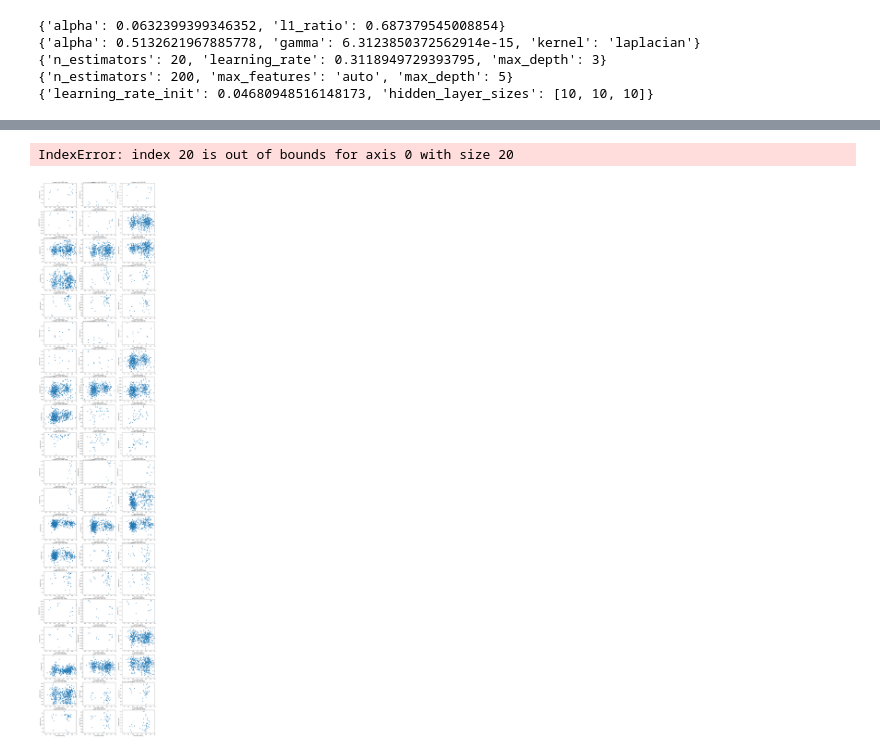
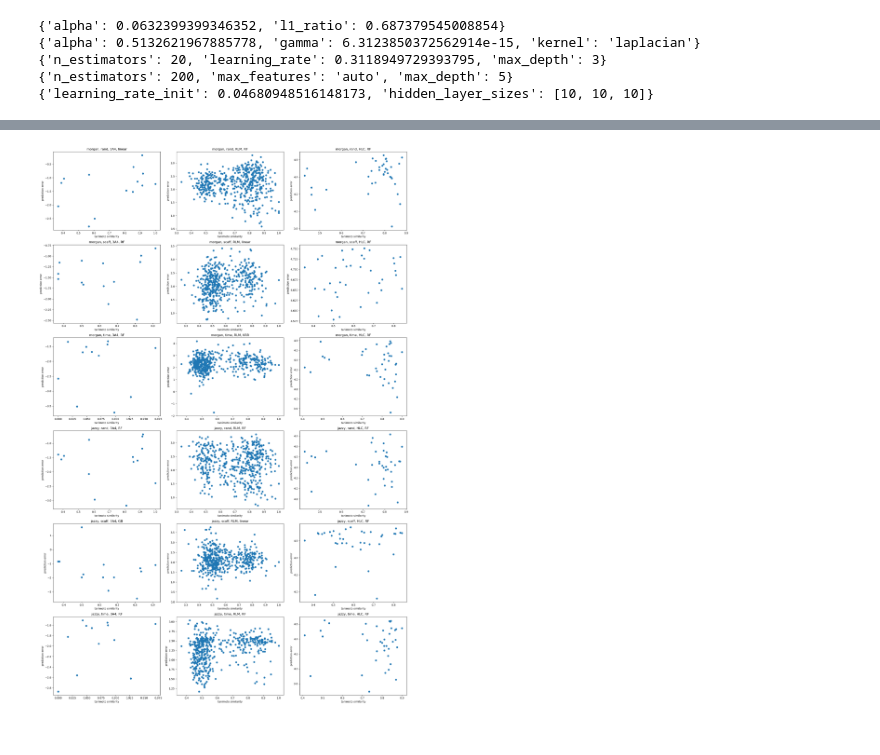
Before and after one commit to hruska-lab/metabolism-hyperparameter-optimization, a Jupyter notebook: optuna-data-analysis.ipynb, the cells around one changed output, grey strips where cells are left out. Drawn from its saved outputs; the diff is of its cells as text; code cells hidden in the pictures.

Commit message:
:sparkles: add grafy v optuna-data-analysis

```diff
--- a/optuna-data-analysis.ipynb
+++ b/optuna-data-analysis.ipynb
@@ -69,6 +69,7 @@ fingerprints = {}
 y_predicted = {}
 rmsds = {}
 stds = {}
+best_models = {}
 # %%
 # load all models from optuna
 # and get the hyperparameters of the best model from each study
@@ -88,10 +89,10 @@ for _type in feature_types:
         for isozyme in isozymes:
             models[_type][splitter][isozyme] = {}
             best_model_hyperparams[_type][splitter][isozyme] = {}
-            for model_identifier in model_identifiers:
-                jl = joblib.load(f"project_resources/optuna/{_type}/{splitter_name}/{isozyme}/{model_identifier}.pkl")
-                models[_type][splitter][isozyme][model_identifier] = jl
-                best_model_hyperparams[_type][splitter][isozyme][model_identifier] = jl.best_trial.params
+            for model_id in model_identifiers:
+                jl = joblib.load(f"project_resources/optuna/{_type}/{splitter_name}/{isozyme}/{model_id}.pkl")
+                models[_type][splitter][isozyme][model_id] = jl
+                best_model_hyperparams[_type][splitter][isozyme][model_id] = jl.best_trial.params
 print(models["morgan"]["rand"]["3A4"]["linear"].best_trial)
 print(best_model_hyperparams["morgan"]["rand"]["3A4"]["linear"])
 # %% [output]
@@ -358,38 +370,30 @@ length: 504, median: 0.528, arithmetic mean: 0.6027718253968255,  [0.804, 0.837,
 length: 38, median: 0.811, arithmetic mean: 0.7602105263157894,  [0.816, 0.865, 0.702, 0.837, 0.805, 0.83, 0.87, 0.811, 0.735, 0.854]
 # %%
 # Create a 20x3 grid of subplots
-fig, axs = plt.subplots(20, 3, figsize=(20, 100))  # Adjust the figsize as needed
+fig, axs = plt.subplots(6, 3, figsize=(20, 30))
 
 plot_counter = 0
 # Loop through each subplot and plot different data
 for _type in feature_types:
     for splitter in splitters:
         for isozyme in isozymes:
-            for model_id in model_identifiers:
-                # Generate some random data for each plot (you can customize this part)
-                plot_x = tanimoto_sims[_type][splitter][isozyme]
-                plot_y = y_predicted[_type][splitter][isozyme][model_id]
+            model_id = best_models[_type][splitter][isozyme]
+            plot_x = tanimoto_sims[_type][splitter][isozyme]
+            plot_y = y_predicted[_type][splitter][isozyme][model_id]
 
-                # Get the current axis based on the plot counter
-                ax = axs[plot_counter // 3, plot_counter % 3]
+            # Get the current axis based on the plot counter
+            ax = axs[plot_counter // 3, plot_counter % 3]
 
-                # Plot the data and customize the subplot
-                ax.scatter(plot_x, plot_y)
-                ax.set_xlim([0.25, 1])
-                ax.set_title(f'{_type}, {splitter}, {isozyme}, {model_id}')
-                ax.set(xlabel='tanimoto similarity', ylabel='prediction error')
+            # Plot the data and customize the subplot
+            ax.scatter(plot_x, plot_y)
+            ax.set_title(f'{_type}, {splitter}, {isozyme}, {model_id}')
+            ax.set(xlabel='tanimoto similarity', ylabel='prediction error')
 
-                # Increment the plot counter
-                plot_counter += 1
-
-# Hide x labels and tick labels for top plots and y ticks for right plots.
-for ax in axs.flat:
-    ax.label_outer()
+            plot_counter += 1
 
 plt.tight_layout()  # Ensure the subplots are properly laid out
 plt.show()
 # %% [output]
-IndexError: index 20 is out of bounds for axis 0 with size 20
-[figure, old version]
+[figure, new version]
 # %%
 # Create a 20x3 grid of subplots
```
Also changed, not shown: parts of 4 cells of this notebook.
